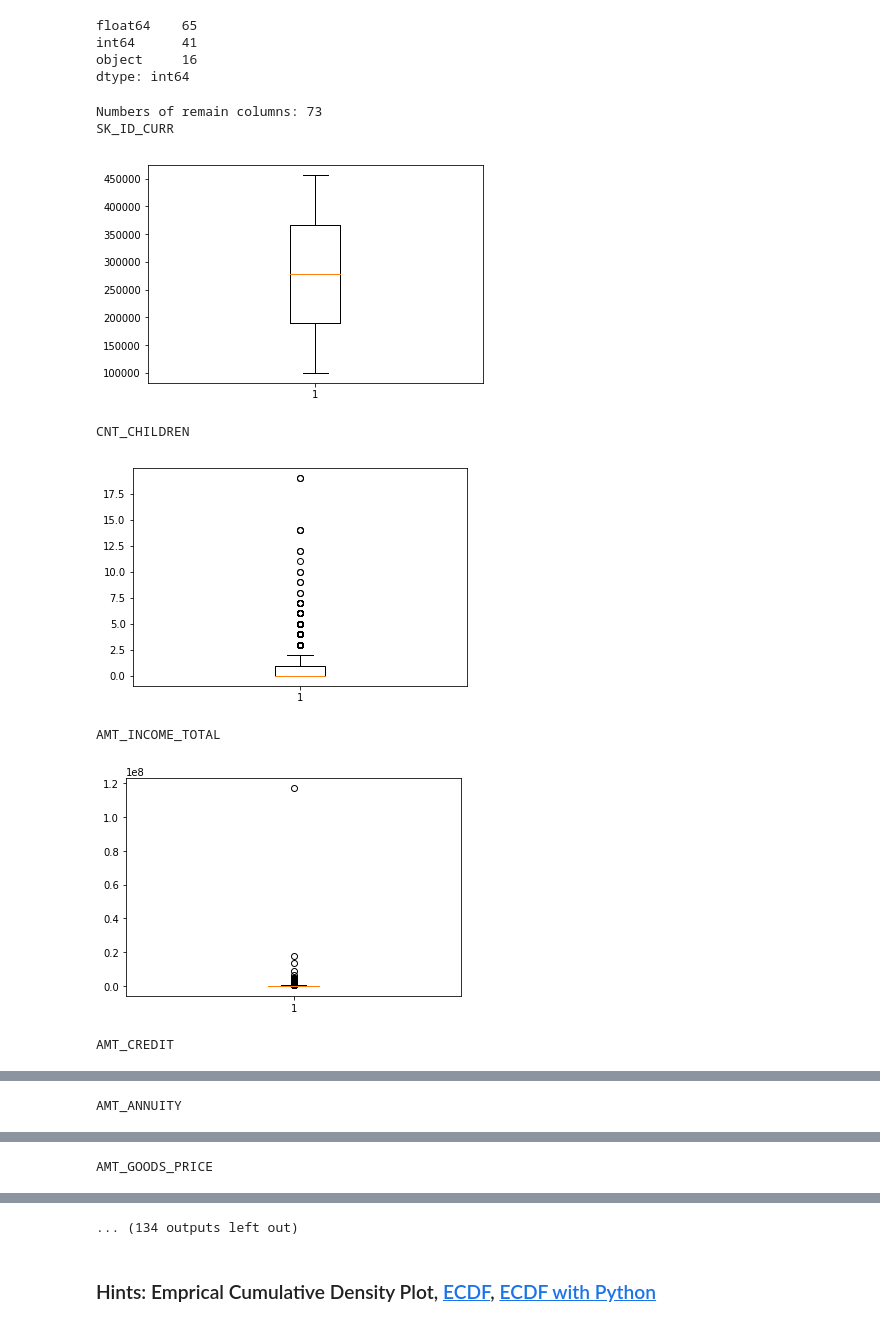
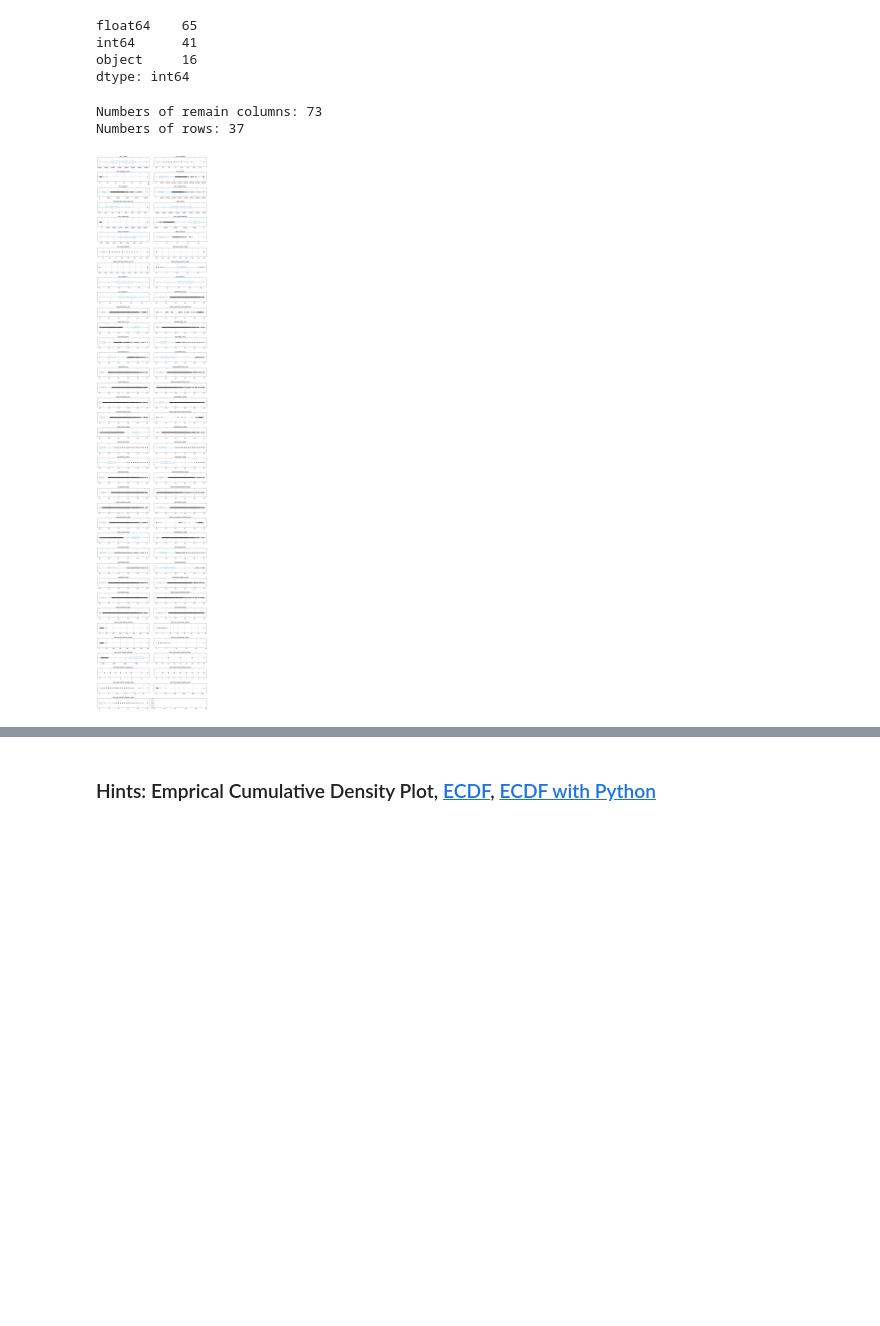
Before and after one commit to leon0825/ML100-Days, a Jupyter notebook: homework/Day_006_HW.ipynb, the cells around one changed output, grey strips where cells are left out. Saved outputs shown, nothing was run; the diff lists cells and outputs as text; code cells hidden in the pictures; blank space fills up the shorter version.

```diff
--- a/homework/Day_006_HW.ipynb
+++ b/homework/Day_006_HW.ipynb
@@ -41,34 +41,42 @@ dtype: int64
 # %%
 # 先篩選數值型的欄位
 """
 YOUR CODE HERE, fill correct data types (for example str, float, int, ...)
 """
 # 由已知的「資料型態」，放入「數值的型態」
 dtype_select = [np.dtype('float64'), np.dtype('int64')]
 
 numeric_columns = list(app_train.columns[list(app_train.dtypes.isin(dtype_select))])
 # 也可使用 select_dtypes 直接取得所需「資料型態」的欄位
 #numeric_columns = list(app_train.select_dtypes(include=[np.number]))
 
 # 再把只有 2 值 (通常是 0,1) 的欄位去掉
 numeric_columns = list(app_train[numeric_columns].columns[list(app_train[numeric_columns].apply(lambda x:len(x.unique())!=2 ))])
 print("Numbers of remain columns: %s" % len(numeric_columns))
 
 # 檢視這些欄位的數值範圍
+'''
 for col in numeric_columns:
     """
     Your CODE HERE, make the box plot
     """
-    print(col)
-    plt.boxplot(app_train[col])
 
     plt.show()
+'''
+
+num_cols = 2
+num_rows = int(np.ceil(len(numeric_columns) / num_cols))
+print("Numbers of rows: %s" % num_rows)
+
+fig, axes = plt.subplots(num_rows, num_cols, figsize = (15, num_rows * 2))
+for (col, ax) in zip(numeric_columns, axes.ravel()):
+    app_train.boxplot(column = col, ax = ax, vert = False)
+    ax.set_yticklabels([])
+    ax.set_title(col)
+
+plt.tight_layout()
+plt.show()
 # %% [output]
 Numbers of remain columns: 73
-SK_ID_CURR
+Numbers of rows: 37
-[figure, old version]
+[figure, new version]
-CNT_CHILDREN
-[figure, removed]
-AMT_INCOME_TOTAL
-[figure, removed]
-AMT_CREDIT
@@ -76 +82,0 @@ AMT_CREDIT
-AMT_ANNUITY
@@ -78 +82,0 @@ AMT_ANNUITY
-AMT_GOODS_PRICE
@@ -80,4 +83,3 @@ AMT_GOODS_PRICE
-... (134 outputs left out)
 # %%
 # 從上面的圖檢查的結果，至少這三個欄位好像有點可疑
 
```
Also changed, not shown: parts of 2 cells of this notebook.
